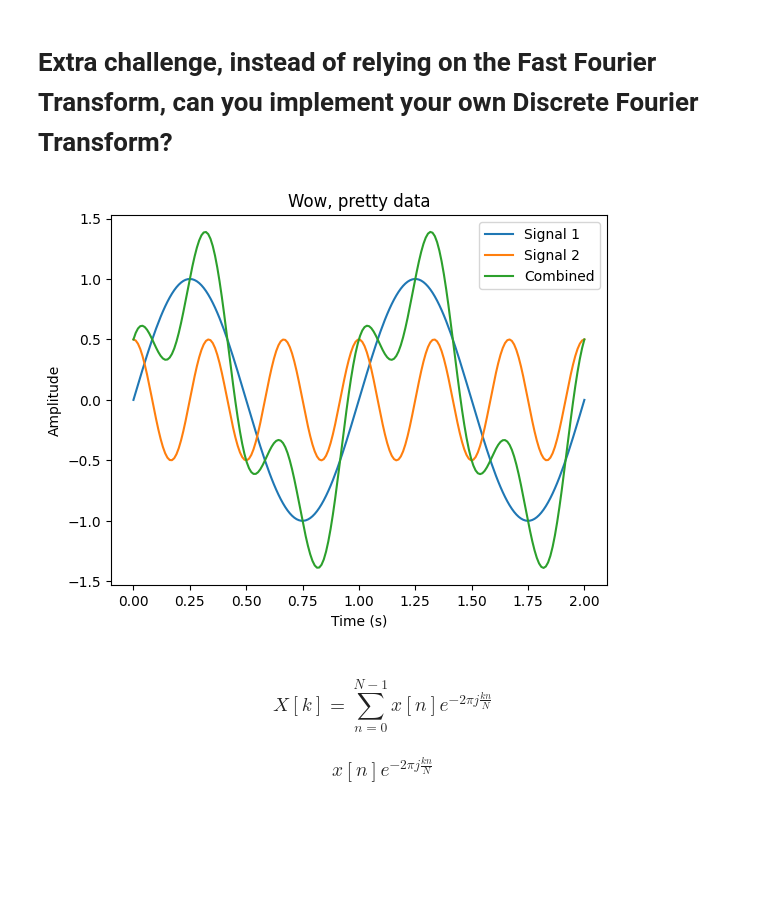
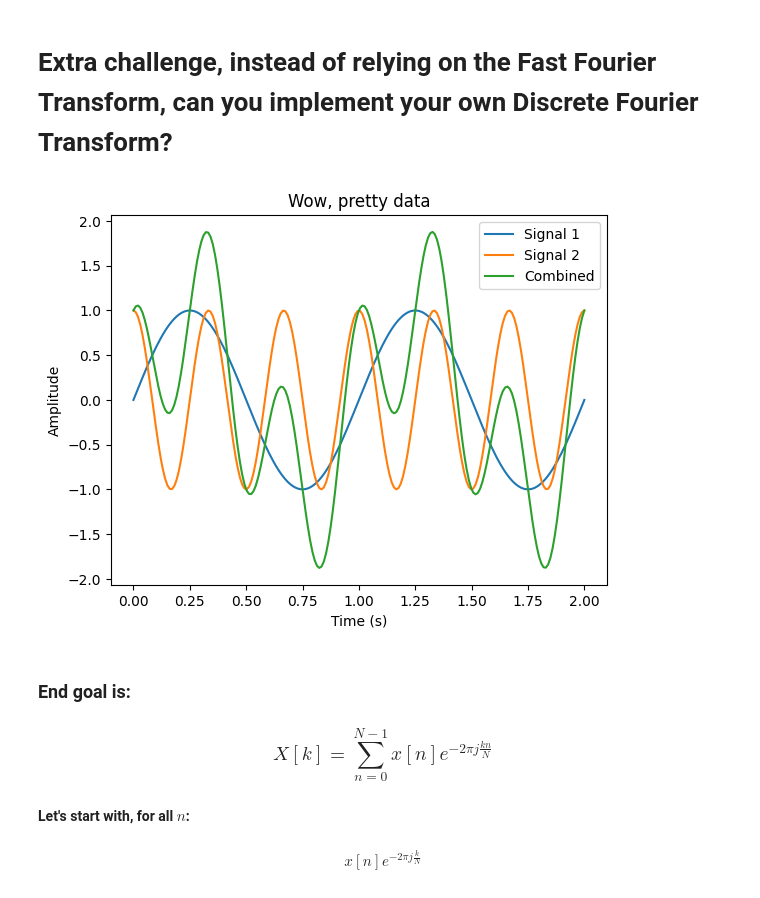
Before and after one commit to HanzeUAS-MasterSSE/digital-signal-processing-lecture-3-EwoutBergsma, a Jupyter notebook: Lecture_3_extra_challenge.ipynb, the cells around one changed output. Cells and saved outputs as stored; diff of their text form; code cells hidden in the pictures; blank space fills up the shorter version.

```diff
--- a/Lecture_3_extra_challenge.ipynb
+++ b/Lecture_3_extra_challenge.ipynb
@@ -7,28 +7,30 @@ import matplotlib.pyplot as plt
 # %%
 # Let's make a signal
 def get_sine_data(frequency=1, amplitude=1, phase_shift=0, sample_rate=100, n_seconds=2):  # Note how I put default values
   time = np.linspace(0, n_seconds, sample_rate*n_seconds)
   # time = np.arange(0, n_seconds, n_seconds/sample_rate)  # np.arange() can be used instead of linspace()
   sine = amplitude*np.sin(frequency*2*np.pi*time + phase_shift)  # + phase_shift
 
   return time, sine
 
 # Let's test!
 time_1, signal_1 = get_sine_data()  # See, now it only uses default values
-time_2, signal_2 = get_sine_data(frequency=3, amplitude=0.5, phase_shift=0.5*np.pi)
+time_2, signal_2 = get_sine_data(frequency=3, amplitude=1, phase_shift=0.5*np.pi)
 combined = signal_1 + signal_2
 
 plt.plot(time_1, signal_1)
 plt.plot(time_2, signal_2)
 plt.plot(time_1, combined)
 plt.legend(["Signal 1", "Signal 2", "Combined"])
 plt.title("Wow, pretty data")
 plt.xlabel("Time (s)")
 plt.ylabel("Amplitude")
 plt.show()
 # %% [output]
-[figure, old version]
+[figure, new version]
 # %% [markdown]
+### End goal is:
 ### $$ X[k] = \sum_{n=0}^{N-1} x[n]e^{- 2 \pi j \frac{kn}{N}} $$
 
-### $$x[n]e^{- 2 \pi j \frac{kn}{N}} $$
+#### Let's start with, for all $n$:
+#### $$x[n]e^{- 2 \pi j \frac{k}{N}} $$
```
Also changed, not shown: parts of 3 cells of this notebook.
